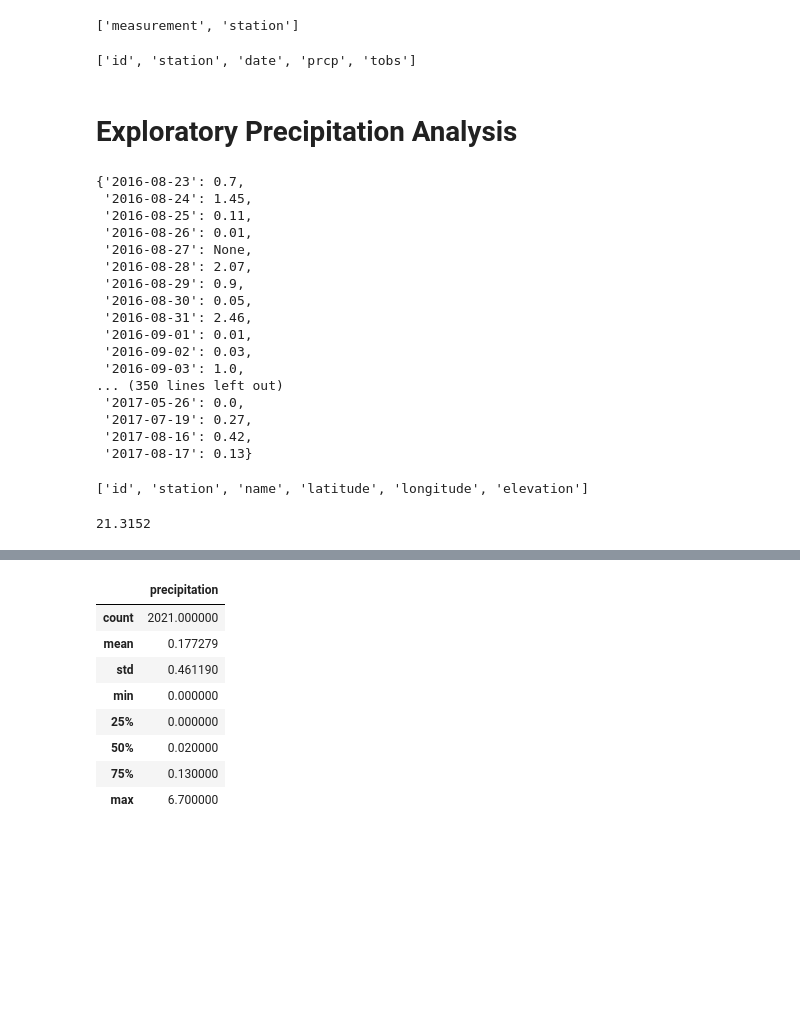
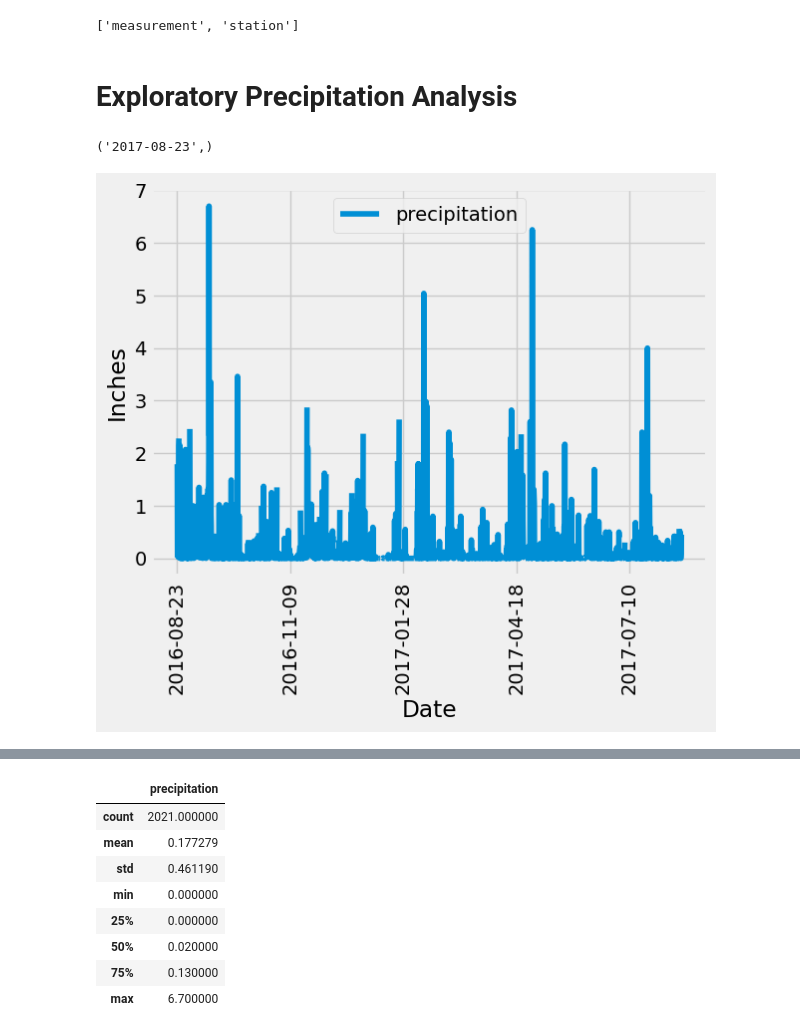
Before and after one commit to StanJohn04/Hawaii_Climate_Analysis, a Jupyter notebook: SurfsUp/climate_analysis.ipynb, the cells around one changed output, grey strips where cells are left out. Cells and saved outputs as stored; diff of their text form; code cells hidden in the pictures; blank space fills up the shorter version.

Commit message:
updated comments, saved images of figs

```diff
--- a/SurfsUp/climate_analysis.ipynb
+++ b/SurfsUp/climate_analysis.ipynb
@@ -38,48 +36,40 @@ Station = Base.classes.station
 # %%
 # Create our session (link) from Python to the DB
 session = Session(engine)
-# %%
-#get list of columns in measurement table
-Measurement.__table__.columns.keys()
-# %% [output]
-['id', 'station', 'date', 'prcp', 'tobs']
 # %% [markdown]
 # Exploratory Precipitation Analysis
+# %%
+# Find the most recent date in the data set.
+recent_date = session.query(Measurement.date).order_by(Measurement.date.desc()).first()
+recent_date
+# %% [output]
+('2017-08-23',)
 # %%
-recent_date = session.query(Measurement.date).order_by(Measurement.date.desc()).first()
-# Design a query to retrieve the last 12 months of precipitation data
+# Design a query to retrieve the last 12 months of precipitation data and plot the results.
 # Starting from the most recent data point in the database.
-recent_date_as_date = dt.datetime.strptime(recent_date[0],'%Y-%m-%d').date()
+recent_date_as_date = dt.datetime.strptime(recent_date[0],'%Y-%m-%d')
+recent_date_as_date = recent_date_as_date.date()
 
 # Calculate the date one year from the last date in data set.
 one_year = recent_date_as_date - dt.timedelta(days=365)
 one_year_string = one_year.strftime('%Y-%m-%d')
 
 # Perform a query to retrieve the data and precipitation scores
-prcp_results = session.query(Measurement.date, Measurement.prcp).\
-            filter(Measurement.date <=recent_date[0]).\
-            filter(Measurement.date >=one_year_string).all()
+results = session.query(Measurement.date, Measurement.prcp).\
+                filter(Measurement.date <=recent_date[0]).\
+                filter(Measurement.date >=one_year_string).all()
+
+# Save the query results as a Pandas DataFrame. Explicitly set the column names
+year_prcp_df = pd.DataFrame(results, columns=['date','precipitation']).set_index('date')
+
+# Sort the dataframe by date
+year_prcp_df = year_prcp_df.sort_index()
+
+# Use Pandas Plotting with Matplotlib to plot the data
+year_prcp_df.plot(kind='line',rot=90)
+plt.ylabel('Inches')
+plt.xlabel('Date')
+plt.savefig("Images/prcp_line.png")
+plt.show()
+# %% [output]
+[figure, added]
-# %%
-prcp_list = []
-prcp_dict = {}
-for date, prcp in prcp_results:
-    prcp_dict.update({date:prcp})
-prcp_dict
-# %% [output]
-{'2016-08-23': 0.7,
- '2016-08-24': 1.45,
- '2016-08-25': 0.11,
- '2016-08-26': 0.01,
- '2016-08-27': None,
- '2016-08-28': 2.07,
- '2016-08-29': 0.9,
- '2016-08-30': 0.05,
- '2016-08-31': 2.46,
- '2016-09-01': 0.01,
- '2016-09-02': 0.03,
- '2016-09-03': 1.0,
-... (350 lines left out)
- '2017-05-26': 0.0,
- '2017-07-19': 0.27,
- '2017-08-16': 0.42,
- '2017-08-17': 0.13}
@@ -102,4 +75,0 @@ for station, name in stations:
-# %%
-Station.__table__.columns.keys()
-# %% [output]
-['id', 'station', 'name', 'latitude', 'longitude', 'elevation']
@@ -135,4 +75,0 @@ for station, name, latitude, longitude, elevation, min_prcp, max_prcp, avg_prcp,
-# %%
-station_list[0]['Location']['Latitude']
-# %% [output]
-21.3152
```
Also changed, not shown: parts of 13 cells of this notebook, 3 other files.
